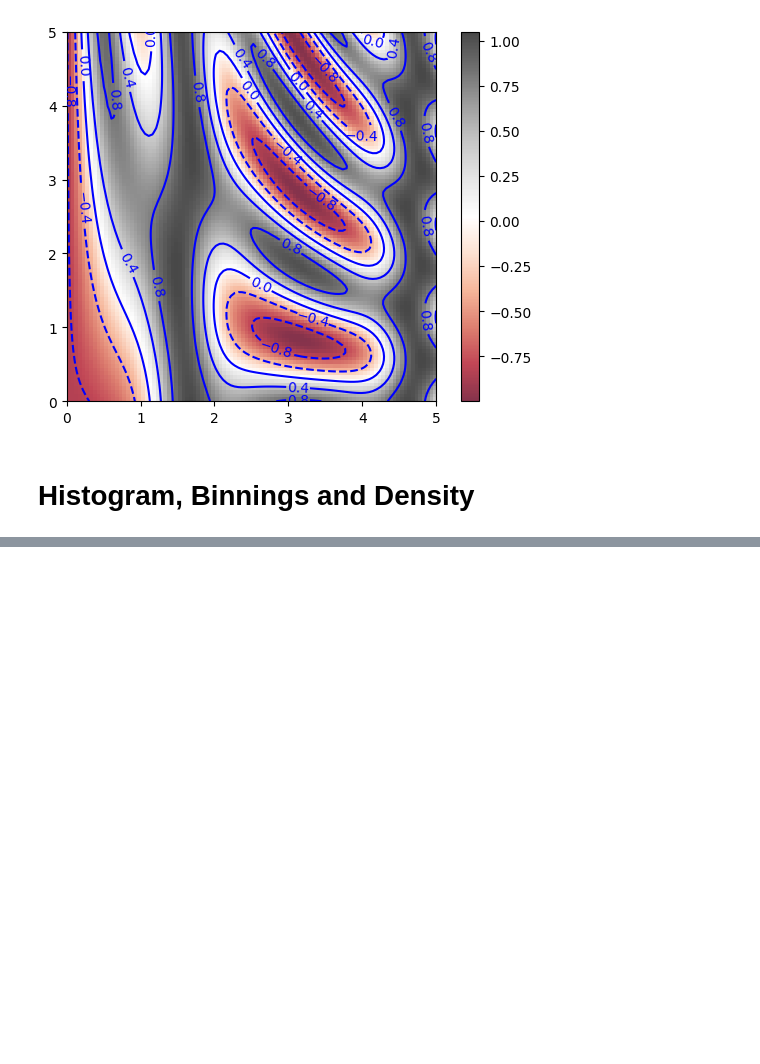
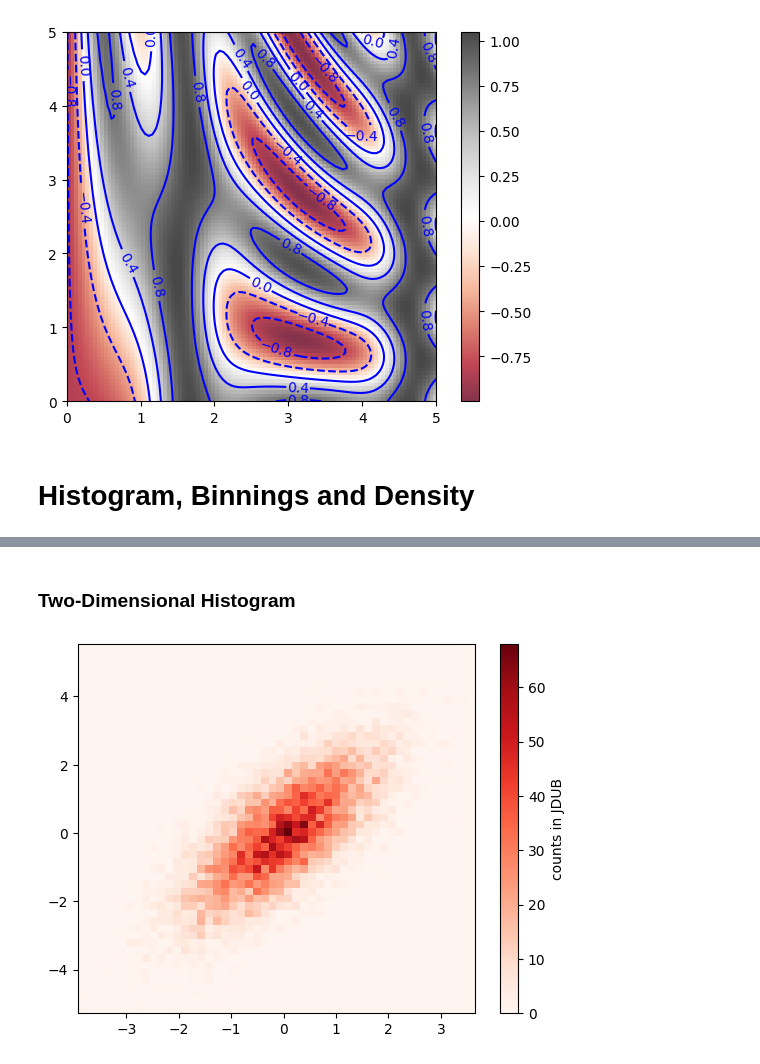
Before and after one commit to ZacharyCone7/SSE591_Week4, a Jupyter notebook: Week 4 Examples.ipynb, the cells around one changed output, grey strips where cells are left out. Cells and saved outputs as stored; diff of their text form; code cells hidden in the pictures; blank space fills up the shorter version.

```diff
--- a/Week 4 Examples.ipynb
+++ b/Week 4 Examples.ipynb
@@ -222,0 +225,12 @@ plt.hist(x3, **kwargs);
+# %%
+mean = [0, 0]
+cov = [[1, 1], [1, 2]]
+x, y = np.random.multivariate_normal(mean, cov, 10000).T
+# %% [markdown]
+### Two-Dimensional Histogram
+# %%
+plt.hist2d(x, y, bins=50, cmap='Reds')
+cb = plt.colorbar()
+cb.set_label('counts in JDUB')
+# %% [output]
+[figure, added]
```
Also changed, not shown: parts of 29 cells of this notebook.
